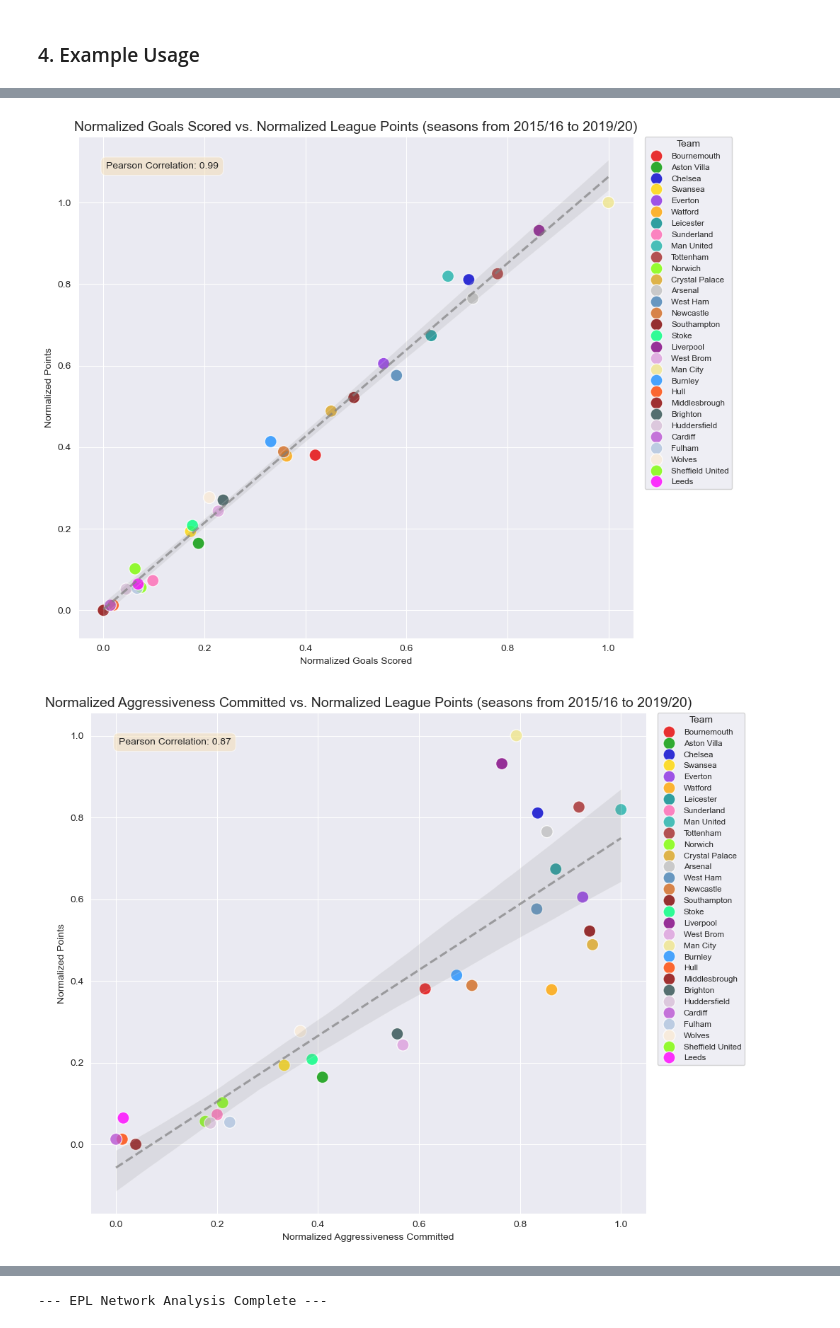
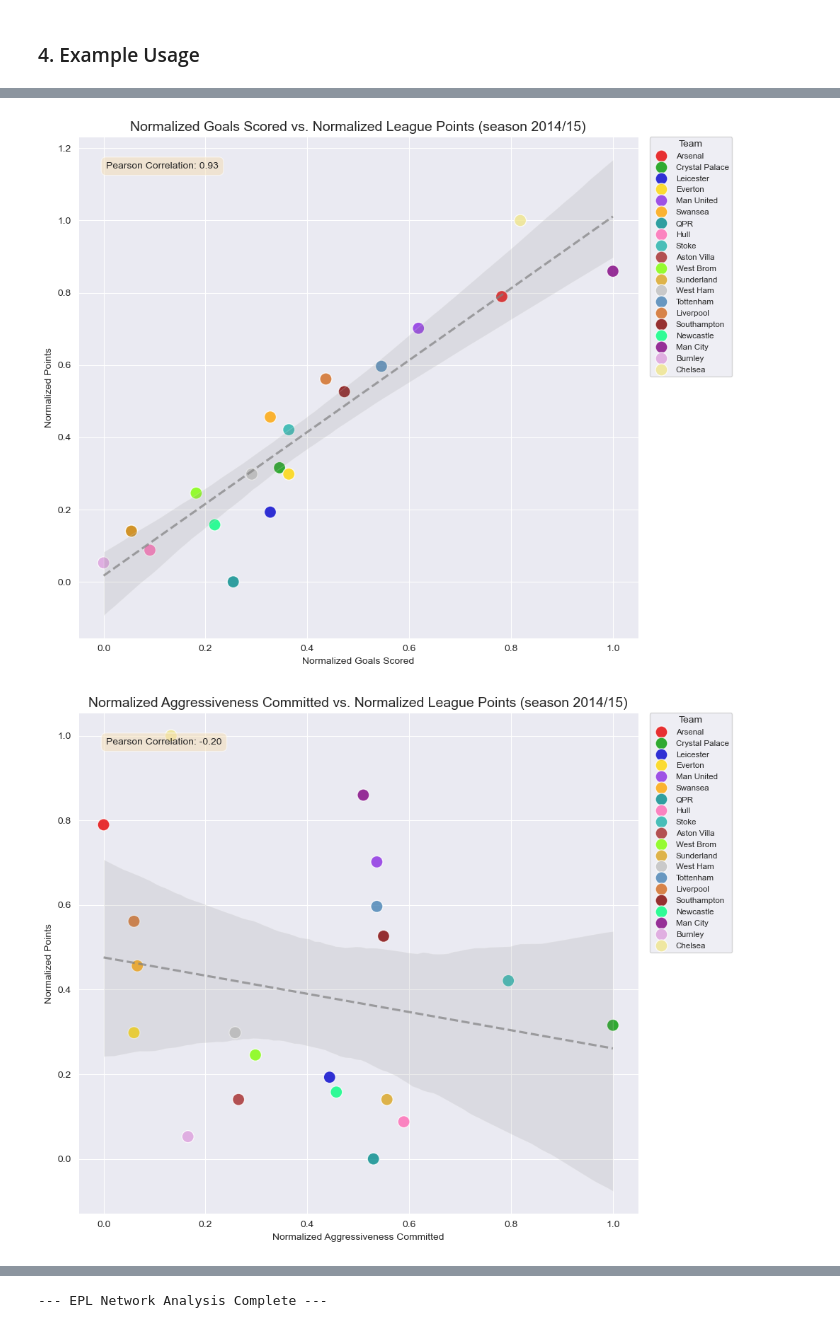
Before and after one commit to marcellorussox/premier-league-complex-net, a Jupyter notebook: notebooks/analysis.ipynb, the cells around one changed output, grey strips where cells are left out. Cells and saved outputs as stored; diff of their text form; code cells hidden in the pictures.

```diff
--- a/notebooks/analysis.ipynb
+++ b/notebooks/analysis.ipynb
@@ -50,6 +50,12 @@ Function to create an `nx.MultiDiGraph` network for a given season. The edges re
 - **"Aggressività"**: Aggressiveness score (Fouls + YellowCards + 3*RedCards) of team A against team B.
 - **"Controllo"**: Control score (Corners + Shots) of team A against team B.
 # %%
+import pandas as pd
+import networkx as nx
+from collections import defaultdict
+from typing import Optional
+import warnings
+
 warnings.filterwarnings('ignore', category=UserWarning, module='matplotlib')
 warnings.filterwarnings('ignore', category=FutureWarning)
 
@@ -323,6 +329,13 @@ def create_epl_network(df: pd.DataFrame, season: str = None, start_year: int = N
                    control_diff=stats['control_diff'],
                    points_diff=stats['points_diff'],
 
+                   # Absolute Raw Differences (NEW ADDITION)
+                   goals_diff_abs=abs(stats['goals_diff']),
+                   aggressiveness_diff_abs=abs(stats['aggressiveness_diff']),
+                   shot_accuracy_diff_abs=abs(stats['shot_accuracy_diff']),
+                   control_diff_abs=abs(stats['control_diff']),
+                   points_diff_abs=abs(stats['points_diff']),
+
                    # Normalized Differences (range -1 to 1, sign retained) - ORA SIMMETRICHE
                    goals_diff_norm=goals_diff_norm,
                    aggressiveness_diff_norm=agg_diff_norm,
@@ -1283,16 +1273,15 @@ Calculation and normalization complete.
 --- EPL Network Analysis Complete ---
 # %%
+# --- Scenario 1: Single Season Analysis (2016/17) with Normalized 'goals' ---
 print("\n\n#####################################################################")
-print("### Scenario 3: Multi-Season Analysis (2015-2020) ###")
+print("### Scenario 3: Single Season Analysis (2016/17) with Normalized 'goals' ###")
 print("#####################################################################")
 perform_epl_network_analysis(
     epl_df=epl_df,
-    network_start_year=2015,
-    network_end_year=2020,
+    analysis_season='2014/15',
     metrics_to_analyze=['goals', 'aggressiveness', 'control', 'points'],
-    thresholds_for_analysis=[0.1, 0.1, 0.35, 0.1],
+    thresholds_for_analysis=[0.2, 0.3, 0.3, 0.3],
     keep_above_threshold = False
-
 )
 # %% [output]
 #####################################################################
@@ -1315,2 +1304,2 @@ Calculation and normalization complete.
-[figure, old version]
+[figure, new version]
-[figure, old version]
+[figure, new version]
```
Also changed, not shown: parts of 7 cells of this notebook.
